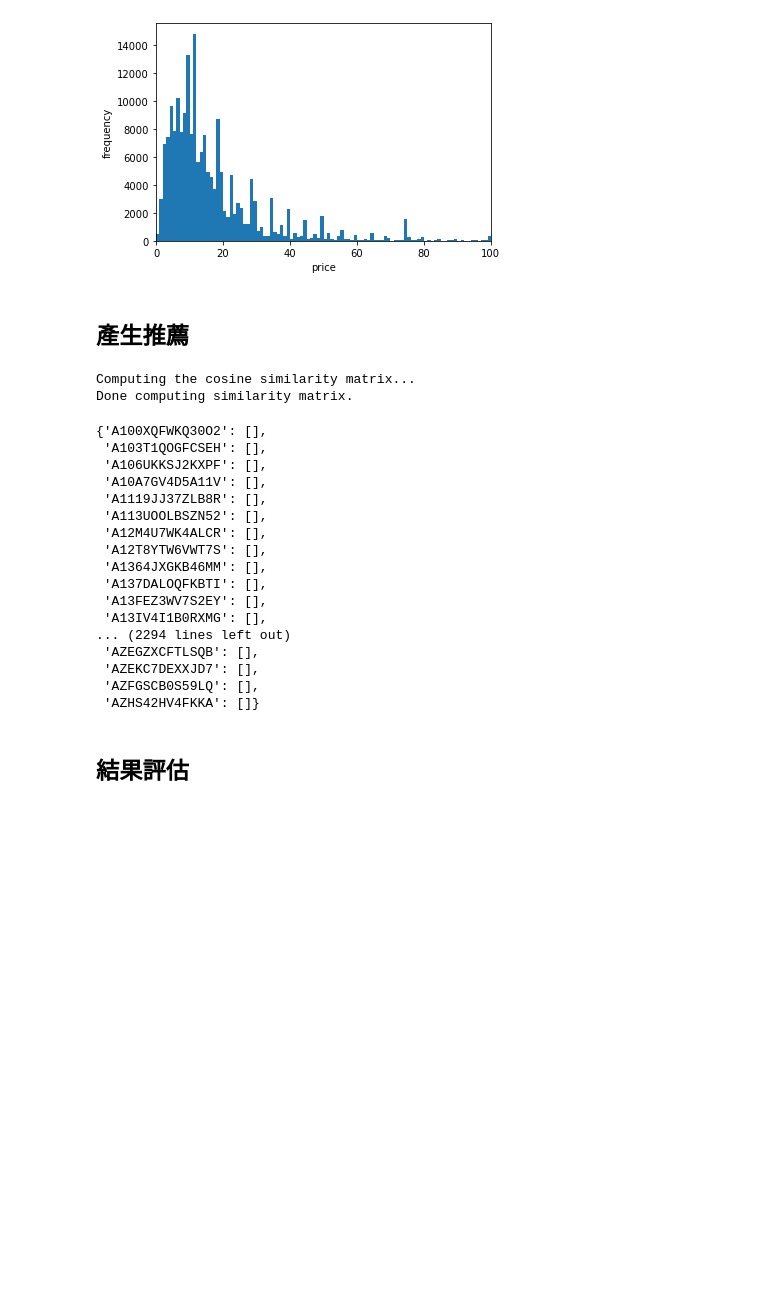
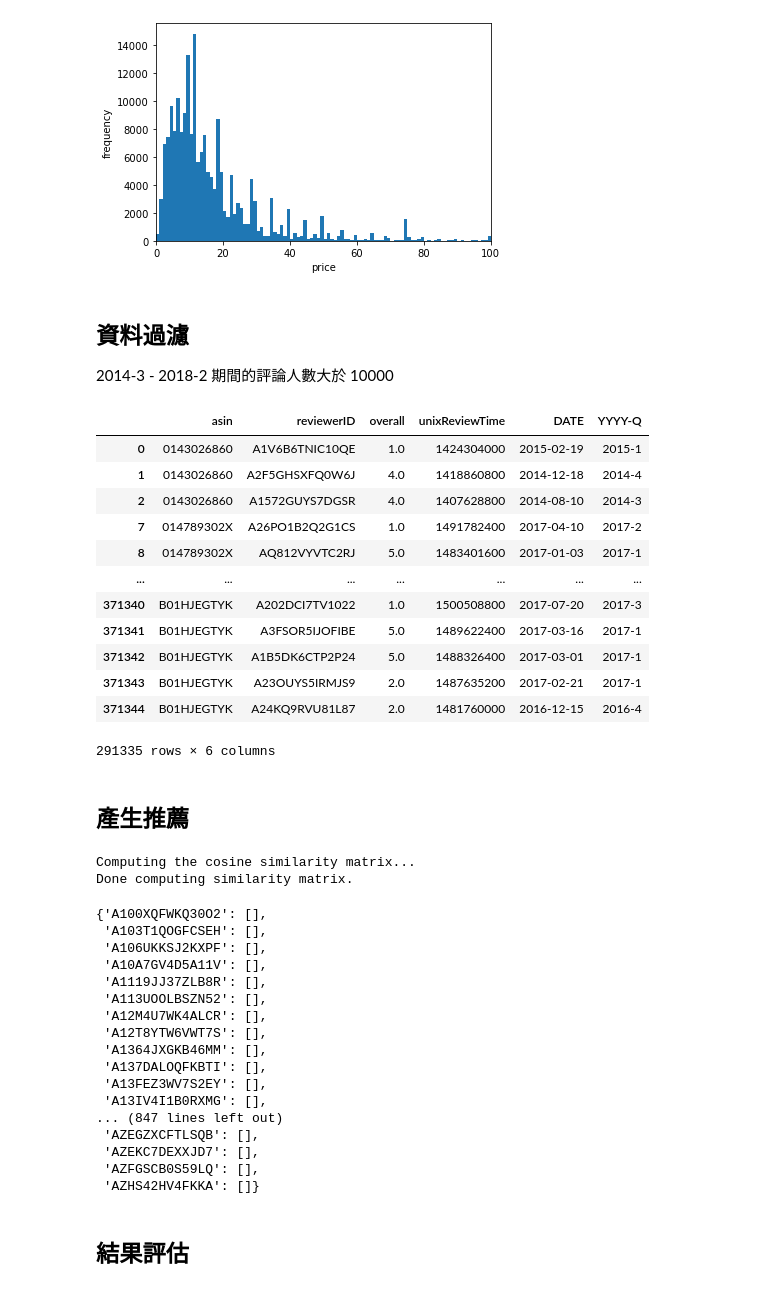
Before and after one commit to eugenechen0514/data-course-sample, a Jupyter notebook: week3/sample-cf-surprise.ipynb, the cells around one changed output. Drawn from its saved outputs; the diff is of its cells as text; code cells hidden in the pictures; blank space fills up the shorter version.

```diff
--- a/week3/sample-cf-surprise.ipynb
+++ b/week3/sample-cf-surprise.ipynb
@@ -155,0 +140,14 @@ metadata
+# %%
+def quarter(row):
+  y = row['DATE'].strftime('%Y')
+  m = row['DATE'].strftime('%m')
+  if '01' <= m <= '03':
+      q = '1'
+  elif '04' <= m <= '06':
+      q = '2'
+  elif '07' <= m <= '09':
+      q = '3'
+  else:
+      q = '4'
+  return f'{y}-{q}'
+ratings_trainings['YYYY-Q'] = ratings_trainings.apply(lambda row: quarter(row), axis=1)
@@ -168,6 +172,27 @@ plt.ylabel("frequency")
 plt.show()
 # %% [output]
 [figure]
+# %% [markdown]
+## 資料過濾
+2014-3 - 2018-2 期間的評論人數大於 10000
+# %%
+ratings_trainings = ratings_trainings[ratings_trainings['YYYY-Q'] >= '2014-3']
+ratings_trainings = ratings_trainings[ratings_trainings['YYYY-Q'] <= '2018-2']
+ratings_trainings
+# %% [output]
+|  | asin | reviewerID | overall | unixReviewTime | DATE | YYYY-Q |
+| 0 | 0143026860 | A1V6B6TNIC10QE | 1.0 | 1424304000 | 2015-02-19 | 2015-1 |
+| 1 | 0143026860 | A2F5GHSXFQ0W6J | 4.0 | 1418860800 | 2014-12-18 | 2014-4 |
+| 2 | 0143026860 | A1572GUYS7DGSR | 4.0 | 1407628800 | 2014-08-10 | 2014-3 |
+| 7 | 014789302X | A26PO1B2Q2G1CS | 1.0 | 1491782400 | 2017-04-10 | 2017-2 |
+| 8 | 014789302X | AQ812VYVTC2RJ | 5.0 | 1483401600 | 2017-01-03 | 2017-1 |
+| ... | ... | ... | ... | ... | ... | ... |
+| 371340 | B01HJEGTYK | A202DCI7TV1022 | 1.0 | 1500508800 | 2017-07-20 | 2017-3 |
+| 371341 | B01HJEGTYK | A3FSOR5IJOFIBE | 5.0 | 1489622400 | 2017-03-16 | 2017-1 |
+| 371342 | B01HJEGTYK | A1B5DK6CTP2P24 | 5.0 | 1488326400 | 2017-03-01 | 2017-1 |
+| 371343 | B01HJEGTYK | A23OUYS5IRMJS9 | 2.0 | 1487635200 | 2017-02-21 | 2017-1 |
+| 371344 | B01HJEGTYK | A24KQ9RVU81L87 | 2.0 | 1481760000 | 2016-12-15 | 2016-4 |
+291335 rows × 6 columns
 # %% [markdown]
 ## 產生推薦
 # %%
@@ -247,7 +272,7 @@ def recommender(training_data, users=[], k=10, user_based=False, algo=KNNBasic):
         recommend_item_set = set()
         for item in items_user_rated:
             iid = algo_impl.trainset.to_inner_iid(item)
-            sim_k = k * 4
+            sim_k = k
             recommend_items_iid = algo_impl.get_neighbors(iid, sim_k)
             for sim_item_iid in recommend_items_iid:
                 item_raw_id = algo_impl.trainset.to_raw_iid(sim_item_iid)
@@ -260,12 +285,12 @@ def recommender(training_data, users=[], k=10, user_based=False, algo=KNNBasic):
                     recommend_item_list.append(item_raw_id)
                     recommend_item_set.add(item_raw_id)
 
-            # if len(recommend_item_list) >= k:
-            #     recommender_users_gte_k.append(user)
-            #     # recommend_item_list = select_rec_items(recommend_item_list, k)
-            #     # recommend_item_list = select_rec_items(recommend_item_list, k, 'low_price')
-            #     recommend_item_list = select_rec_items(recommend_item_list, k, 'low_price_and_last')
-            #     break
+            if len(recommend_item_list) >= k:
+                recommender_users_gte_k.append(user)
+                recommend_item_list = select_rec_items(recommend_item_list, k)
+                # recommend_item_list = select_rec_items(recommend_item_list, k, 'low_price')
+                # recommend_item_list = select_rec_items(recommend_item_list, k, 'low_price_and_last')
+                break
         recommendation[user] = recommend_item_list
 
     return recommendation, algo_impl
@@ -287,7 +312,7 @@ Done computing similarity matrix.
  'A137DALOQFKBTI': [],
  'A13FEZ3WV7S2EY': [],
  'A13IV4I1B0RXMG': [],
-... (2294 lines left out)
+... (847 lines left out)
  'AZEGZXCFTLSQB': [],
  'AZEKC7DEXXJD7': [],
  'AZFGSCB0S59LQ': [],
```
Also changed, not shown: parts of 4 cells of this notebook, 1 other file.
